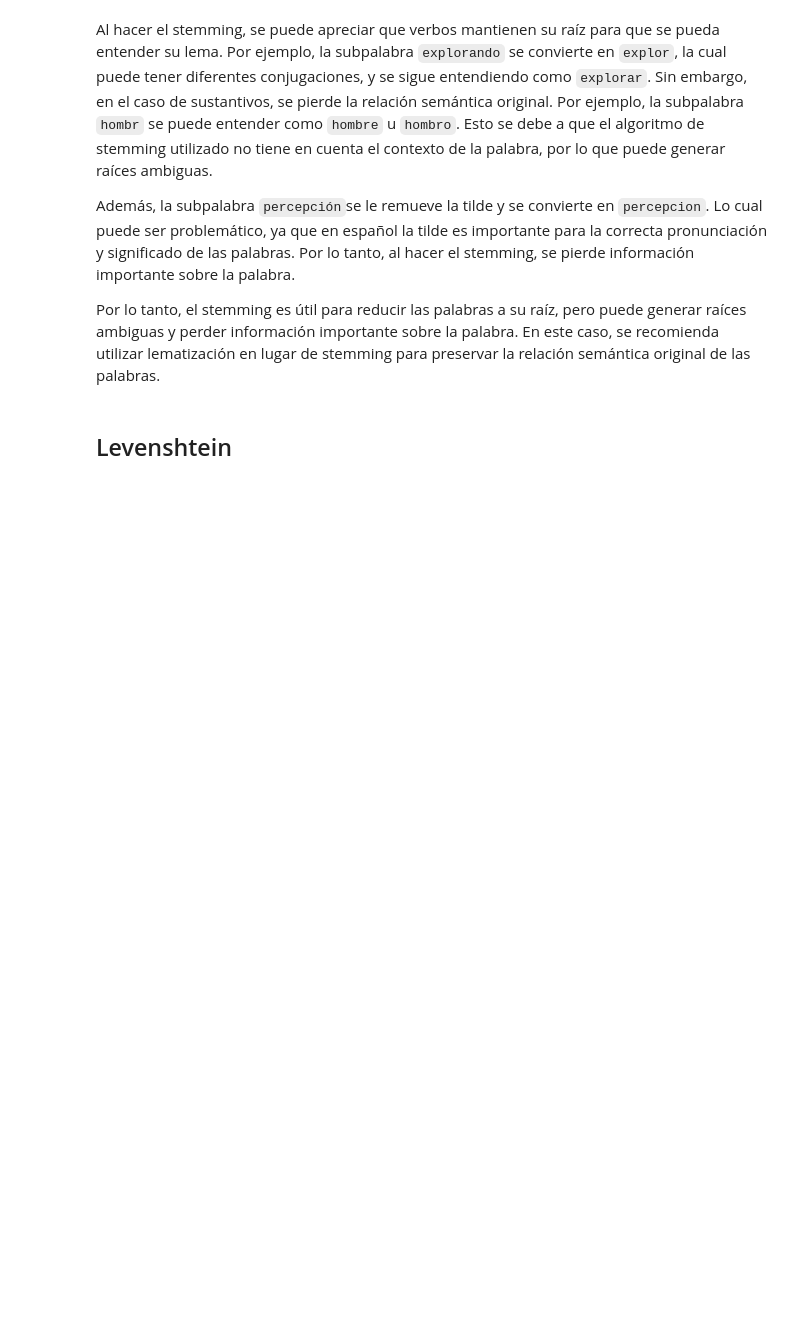
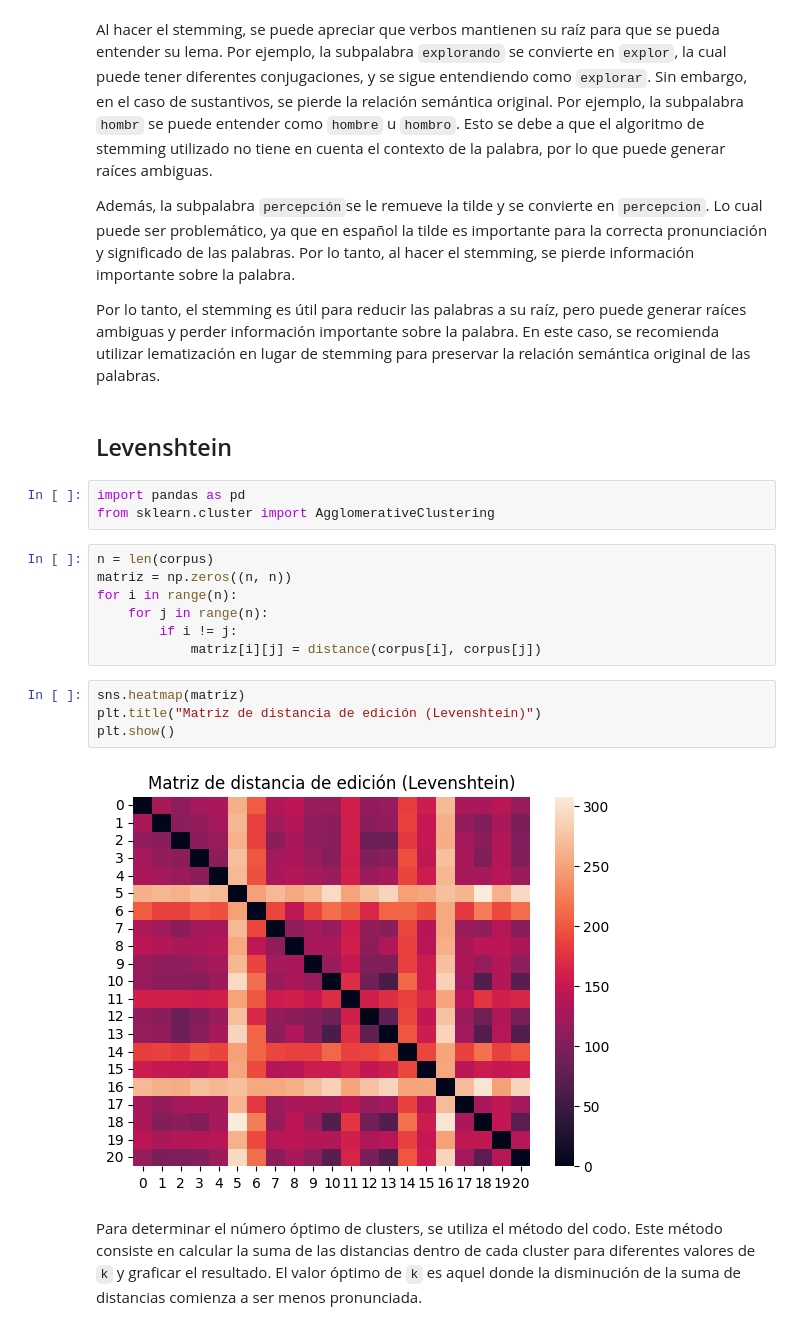
Before and after one commit to TheKiesling/text-normalization, a Jupyter notebook: word-normalization.ipynb, the cells around one changed output. Drawn from its saved outputs; the diff is of its cells as text; blank space fills up the shorter version.

Commit message:
[feat]: levenshtein

```diff
--- a/word-normalization.ipynb
+++ b/word-normalization.ipynb
@@ -235,3 +240,21 @@ Además, la subpalabra `percepción`se le remueve la tilde y se convierte en `pe
 Por lo tanto, el stemming es útil para reducir las palabras a su raíz, pero puede generar raíces ambiguas y perder información importante sobre la palabra. En este caso, se recomienda utilizar lematización en lugar de stemming para preservar la relación semántica original de las palabras.
 # %% [markdown]
 ## Levenshtein
+# %%
+import pandas as pd
+from sklearn.cluster import AgglomerativeClustering
+# %%
+n = len(corpus)
+matriz = np.zeros((n, n))
+for i in range(n):
+    for j in range(n):
+        if i != j:
+            matriz[i][j] = distance(corpus[i], corpus[j])
+# %%
+sns.heatmap(matriz)
+plt.title("Matriz de distancia de edición (Levenshtein)")
+plt.show()
+# %% [output]
+[figure, added]
+# %% [markdown]
+Para determinar el número óptimo de clusters, se utiliza el método del codo. Este método consiste en calcular la suma de las distancias dentro de cada cluster para diferentes valores de `k` y graficar el resultado. El valor óptimo de `k` es aquel donde la disminución de la suma de distancias comienza a ser menos pronunciada.
```
Also changed, not shown: parts of 11 cells of this notebook, 1 other file.
